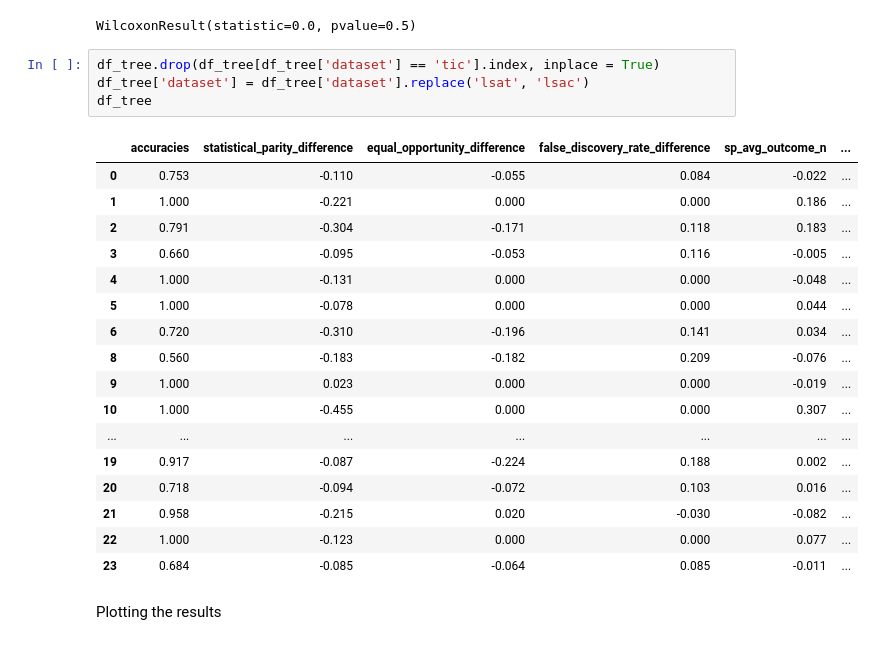
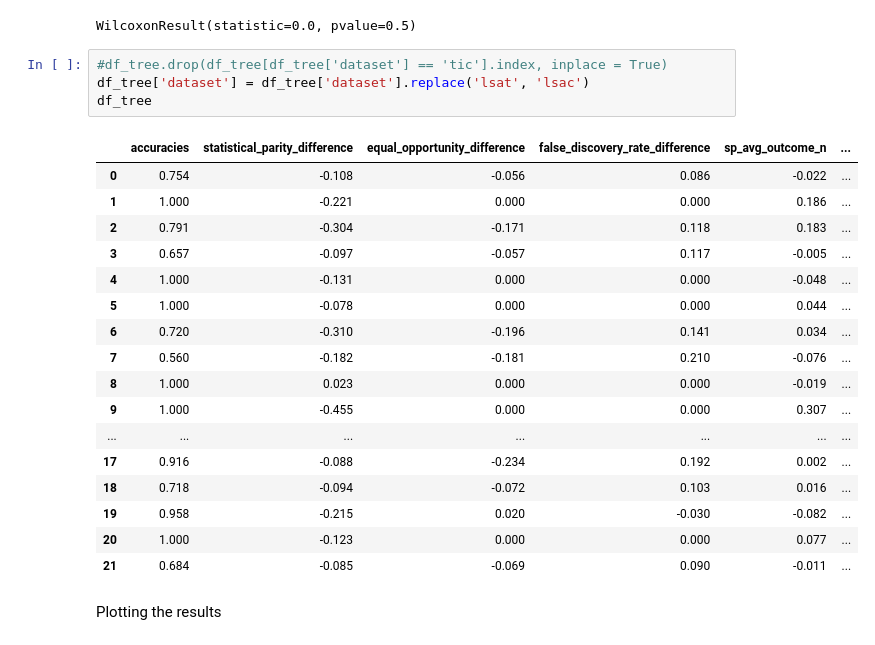
Before and after one commit to juliettm/fairness_in_regression, a Jupyter notebook: SP_comparison_plots.ipynb, the cells around one changed output. Cells and saved outputs as stored; diff of their text form.

```diff
--- a/SP_comparison_plots.ipynb
+++ b/SP_comparison_plots.ipynb
@@ -127,27 +129,27 @@ print(sp_wilcoxon)
 # %% [output]
 WilcoxonResult(statistic=0.0, pvalue=0.5)
 # %%
-df_tree.drop(df_tree[df_tree['dataset'] == 'tic'].index, inplace = True)
+#df_tree.drop(df_tree[df_tree['dataset'] == 'tic'].index, inplace = True)
 df_tree['dataset'] = df_tree['dataset'].replace('lsat', 'lsac')
 df_tree
 # %% [output]
 |  | accuracies | statistical_parity_difference | equal_opportunity_difference | false_discovery_rate_difference | sp_avg_outcome_n | ... |
-| 0 | 0.753 | -0.110 | -0.055 | 0.084 | -0.022 | ... |
+| 0 | 0.754 | -0.108 | -0.056 | 0.086 | -0.022 | ... |
 | 1 | 1.000 | -0.221 | 0.000 | 0.000 | 0.186 | ... |
 | 2 | 0.791 | -0.304 | -0.171 | 0.118 | 0.183 | ... |
-| 3 | 0.660 | -0.095 | -0.053 | 0.116 | -0.005 | ... |
+| 3 | 0.657 | -0.097 | -0.057 | 0.117 | -0.005 | ... |
 | 4 | 1.000 | -0.131 | 0.000 | 0.000 | -0.048 | ... |
 | 5 | 1.000 | -0.078 | 0.000 | 0.000 | 0.044 | ... |
 | 6 | 0.720 | -0.310 | -0.196 | 0.141 | 0.034 | ... |
-| 8 | 0.560 | -0.183 | -0.182 | 0.209 | -0.076 | ... |
-| 9 | 1.000 | 0.023 | 0.000 | 0.000 | -0.019 | ... |
-| 10 | 1.000 | -0.455 | 0.000 | 0.000 | 0.307 | ... |
+| 7 | 0.560 | -0.182 | -0.181 | 0.210 | -0.076 | ... |
+| 8 | 1.000 | 0.023 | 0.000 | 0.000 | -0.019 | ... |
+| 9 | 1.000 | -0.455 | 0.000 | 0.000 | 0.307 | ... |
 | ... | ... | ... | ... | ... | ... | ... |
-| 19 | 0.917 | -0.087 | -0.224 | 0.188 | 0.002 | ... |
-| 20 | 0.718 | -0.094 | -0.072 | 0.103 | 0.016 | ... |
-| 21 | 0.958 | -0.215 | 0.020 | -0.030 | -0.082 | ... |
-| 22 | 1.000 | -0.123 | 0.000 | 0.000 | 0.077 | ... |
-| 23 | 0.684 | -0.085 | -0.064 | 0.085 | -0.011 | ... |
+| 17 | 0.916 | -0.088 | -0.234 | 0.192 | 0.002 | ... |
+| 18 | 0.718 | -0.094 | -0.072 | 0.103 | 0.016 | ... |
+| 19 | 0.958 | -0.215 | 0.020 | -0.030 | -0.082 | ... |
+| 20 | 1.000 | -0.123 | 0.000 | 0.000 | 0.077 | ... |
+| 21 | 0.684 | -0.085 | -0.069 | 0.090 | -0.011 | ... |
 # %% [markdown]
 Plotting the results
 # %%
```
Also changed, not shown: parts of 15 cells of this notebook, 23 other files.
